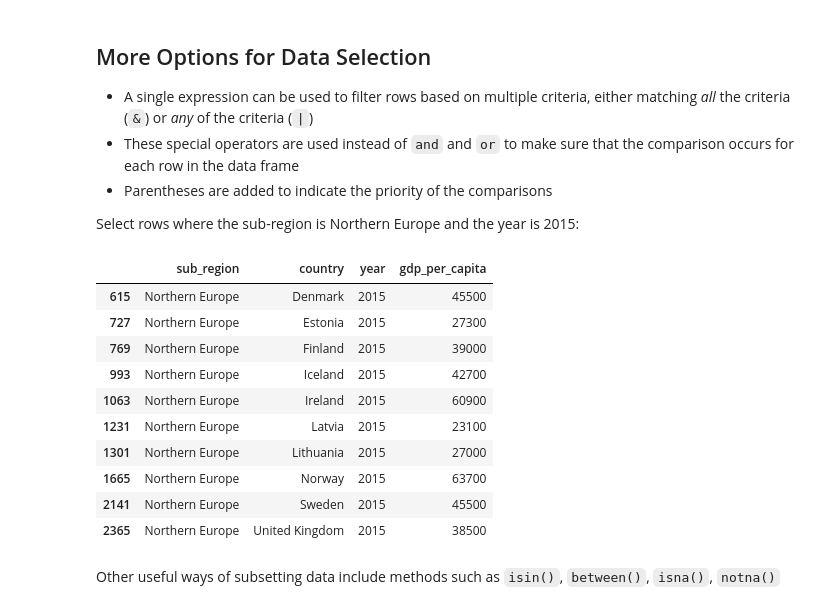
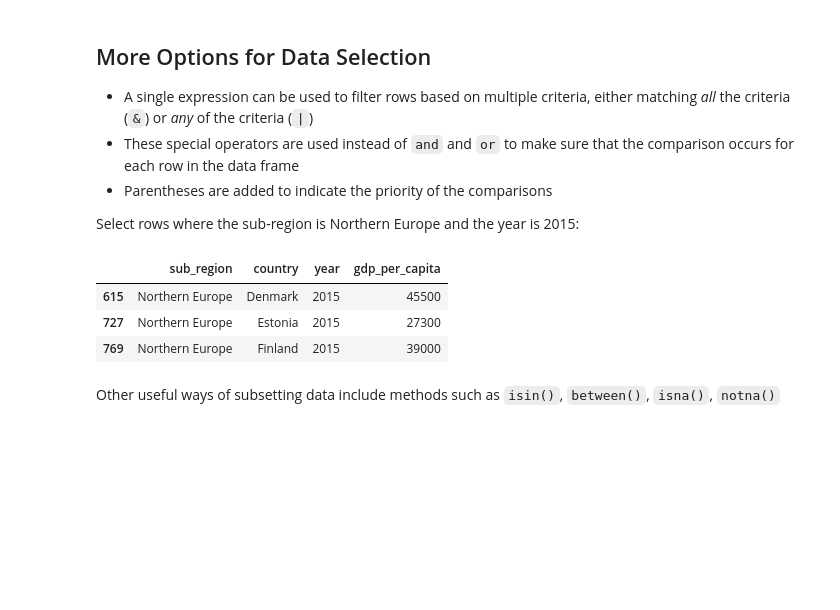
Before and after one commit to sedv8808/synaptive_lighthouse_workshop, a Jupyter notebook: W1D1/W1D1_Anaconda_and_Pandas.ipynb, the cells around one changed output. Saved outputs shown, nothing was run; the diff lists cells and outputs as text; code cells hidden in the pictures; blank space fills up the shorter version.

```diff
--- a/W1D1/W1D1_Anaconda_and_Pandas.ipynb
+++ b/W1D1/W1D1_Anaconda_and_Pandas.ipynb
@@ -166,7 +149,7 @@ We'll use the function `read_csv()` to load the data into our notebook
 - The `read_csv()` function can read data from a locally saved file or from a URL
 - We'll store the data as a variable `world`
 # %%
-world = pd.read_csv('https://raw.githubusercontent.com/jenfly/datajam-python/master/data/gapminder.csv')
+world = pd.read_csv('data/gapminder.csv')
 # %%
 world
 # %% [output]
@@ -666,19 +680,12 @@ Select rows where the sub-region is Northern Europe and the year is 2015:
 # %%
 world.loc[(world['sub_region'] == 'Northern Europe') & (world['year'] == 2015),
           ['sub_region', 'country', 'year', 'gdp_per_capita']
-         ]
+         ].head(3)
 # %% [output]
 |  | sub_region | country | year | gdp_per_capita |
 | 615 | Northern Europe | Denmark | 2015 | 45500 |
 | 727 | Northern Europe | Estonia | 2015 | 27300 |
 | 769 | Northern Europe | Finland | 2015 | 39000 |
-| 993 | Northern Europe | Iceland | 2015 | 42700 |
-| 1063 | Northern Europe | Ireland | 2015 | 60900 |
-| 1231 | Northern Europe | Latvia | 2015 | 23100 |
-| 1301 | Northern Europe | Lithuania | 2015 | 27000 |
-| 1665 | Northern Europe | Norway | 2015 | 63700 |
-| 2141 | Northern Europe | Sweden | 2015 | 45500 |
-| 2365 | Northern Europe | United Kingdom | 2015 | 38500 |
 # %% [markdown]
 Other useful ways of subsetting data include methods such as `isin()`, `between()`, `isna()`, `notna()`
 # %%
```
Also changed, not shown: parts of 48 cells of this notebook.
